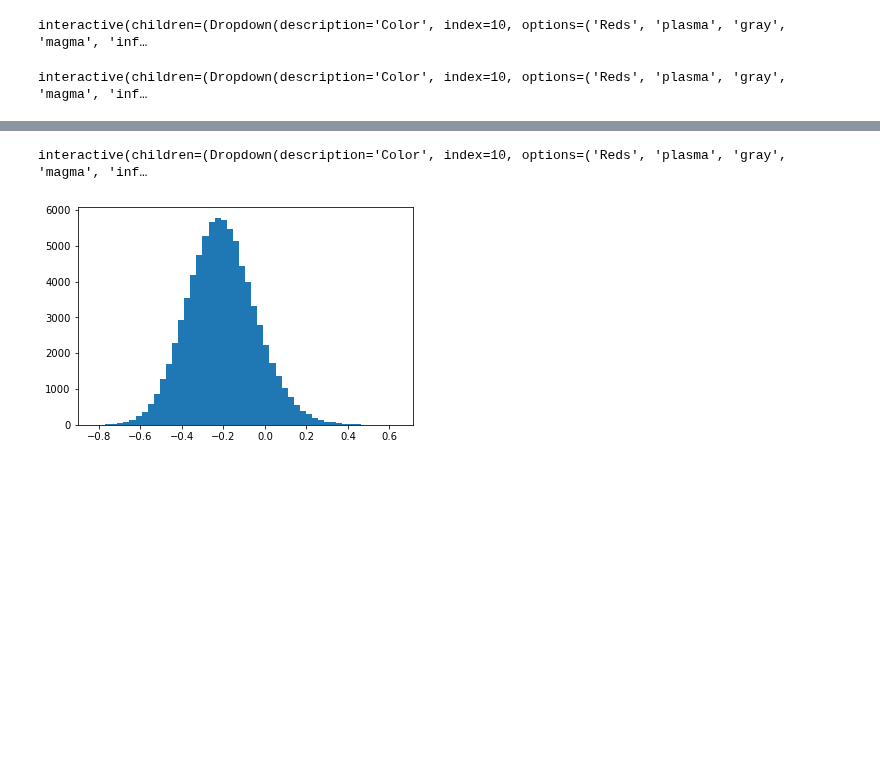
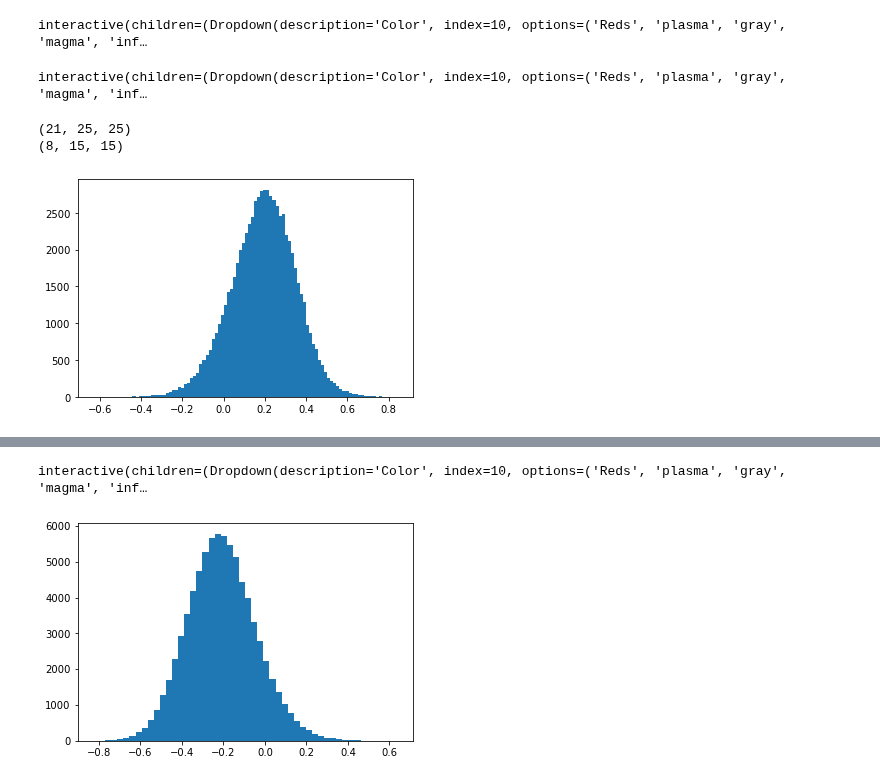
Before and after one commit to michaelrstadler/rpb1, a Jupyter notebook: bin/notebooks/20220420-microscope-blackbox.ipynb, the cells around one changed output, grey strips where cells are left out. Drawn from its saved outputs; the diff is of its cells as text; code cells hidden in the pictures; blank space fills up the shorter version.

```diff
--- a/bin/notebooks/20220420-microscope-blackbox.ipynb
+++ b/bin/notebooks/20220420-microscope-blackbox.ipynb
@@ -175,13 +172,57 @@ w = np.squeeze(w)
 fm.viewer(w * 1_000, 5)
 # %% [output]
 interactive(children=(Dropdown(description='Color', index=10, options=('Reds', 'plasma', 'gray', 'magma', 'inf…
+# %%
+def norm(x):
+    x_nz = x[x > 0]
+    #x_nz = x
+    #return x
+    return (x - np.min(x_nz)) / (np.max(x_nz) - np.min(x_nz))
+
+def get_real(simfile):
+    f = simfile.split('/')[-1]
+    return os.path.join('/Users/michaelstadler/Bioinformatics/Projects/rpb1/data/blackbox/reals/', f[4:])
+
+kernel = fm.load_pickle('/Users/michaelstadler/Bioinformatics/Projects/rpb1/PSFs/psf_20220210_21x25x25pixels_100x50x50voxel.pkl')
+print(kernel.shape)
+kernel = ndi.zoom(kernel, (100/250, 50/85, 50/85))
+print(kernel.shape)
+kernel = kernel / np.sum(kernel)
+# %% [output]
+(21, 25, 25)
+(8, 15, 15)
 # %%
 def norm(x):
-    #x_nz = x[x > 0]
-    x_nz = x
+    x_nz = x[x > 0]
+    #x_nz = x
     #return x
     return (x - np.min(x_nz)) / (np.max(x_nz) - np.min(x_nz))
 
-real = fm.load_pickle('/Users/michaelstadler/Bioinformatics/Projects/rpb1/data/blackbox/reals/zld-cterm_20220321-zld-cterm-gfp-em1-01_0_1.pkl')
+def get_real(simfile):
+    f = simfile.split('/')[-1]
+    return os.path.join('/Users/michaelstadler/Bioinformatics/Projects/rpb1/data/blackbox/reals/', f[4:])
+
+kernel = fm.load_pickle('/Users/michaelstadler/Bioinformatics/Projects/rpb1/PSFs/psf_20220210_21x25x25pixels_100x50x50voxel.pkl')
+print(kernel.shape)
+kernel = ndi.zoom(kernel, (100/250, 50/85, 50/85))
+print(kernel.shape)
+kernel = kernel / np.sum(kernel)
+
+simfile = '/Users/michaelstadler/Bioinformatics/Projects/rpb1/data/blackbox/sims/had_zld-cterm_20220321-zld-cterm-gfp-em1-01_10_3.pkl'
+sim = fm.load_pickle(simfile)
+real = fm.load_pickle(get_real(simfile))
+
+mask = ndi.morphology.binary_erosion(np.where(real > 0, 1, 0), structure=np.ones((1,7,7)))
 real = norm(real)
-mask = ndi.morphology.binary_erosion(np.where(real > 0, 1, 0), structure=np.ones((1,7,7)))
+
+cv = norm(ndi.convolve(sim, kernel))
+res = cv - real
+res = res[mask > 0]
+# %%
+cv = norm(ndi.convolve(sim, kernel))
+res = cv - real
+res = res[mask > 0]
+# %%
+plt.hist(res.flatten(), bins=100);
+# %% [output]
+[figure, added]
```
Also changed, not shown: parts of 23 cells of this notebook, 1 other file.
